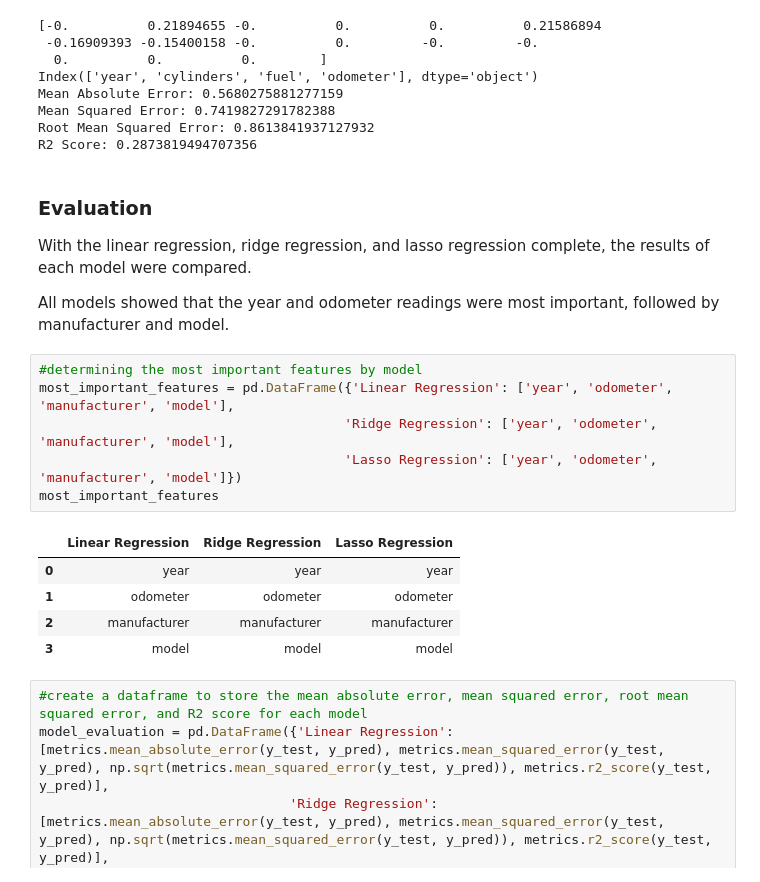
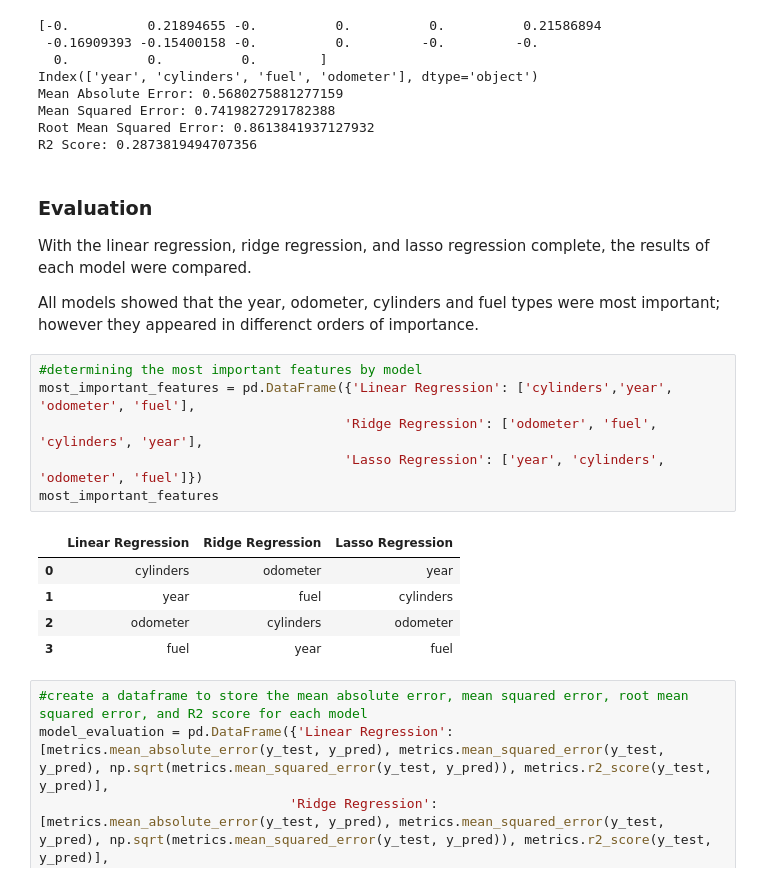
Before and after one commit to BotanicalAmy/Car_Prices, a Jupyter notebook: AF_Car_Price_Analysis.ipynb, the cells around one changed output. Drawn from its saved outputs; the diff is of its cells as text.

```diff
--- a/AF_Car_Price_Analysis.ipynb
+++ b/AF_Car_Price_Analysis.ipynb
@@ -605,19 +603,19 @@ R2 Score: 0.2873819494707356
 
 With the linear regression, ridge regression, and lasso regression complete, the results of each model were compared.
 
-All models showed that the year and odometer readings were most important, followed by manufacturer and model.
+All models showed that the year, odometer, cylinders and fuel types were most important; however they appeared in differenct orders of importance.
 # %%
 #determining the most important features by model
-most_important_features = pd.DataFrame({'Linear Regression': ['year', 'odometer', 'manufacturer', 'model'],
-                                       'Ridge Regression': ['year', 'odometer', 'manufacturer', 'model'],
-                                       'Lasso Regression': ['year', 'odometer', 'manufacturer', 'model']})
+most_important_features = pd.DataFrame({'Linear Regression': ['cylinders','year', 'odometer', 'fuel'],
+                                       'Ridge Regression': ['odometer', 'fuel', 'cylinders', 'year'],
+                                       'Lasso Regression': ['year', 'cylinders', 'odometer', 'fuel']})
 most_important_features
 # %% [output]
 |  | Linear Regression | Ridge Regression | Lasso Regression |
-| 0 | year | year | year |
-| 1 | odometer | odometer | odometer |
-| 2 | manufacturer | manufacturer | manufacturer |
-| 3 | model | model | model |
+| 0 | cylinders | odometer | year |
+| 1 | year | fuel | cylinders |
+| 2 | odometer | cylinders | odometer |
+| 3 | fuel | year | fuel |
 # %%
 #create a dataframe to store the mean absolute error, mean squared error, root mean squared error, and R2 score for each model
 model_evaluation = pd.DataFrame({'Linear Regression': [metrics.mean_absolute_error(y_test, y_pred), metrics.mean_squared_error(y_test, y_pred), np.sqrt(metrics.mean_squared_error(y_test, y_pred)), metrics.r2_score(y_test, y_pred)],
```
Also changed, not shown: parts of 4 cells of this notebook.
